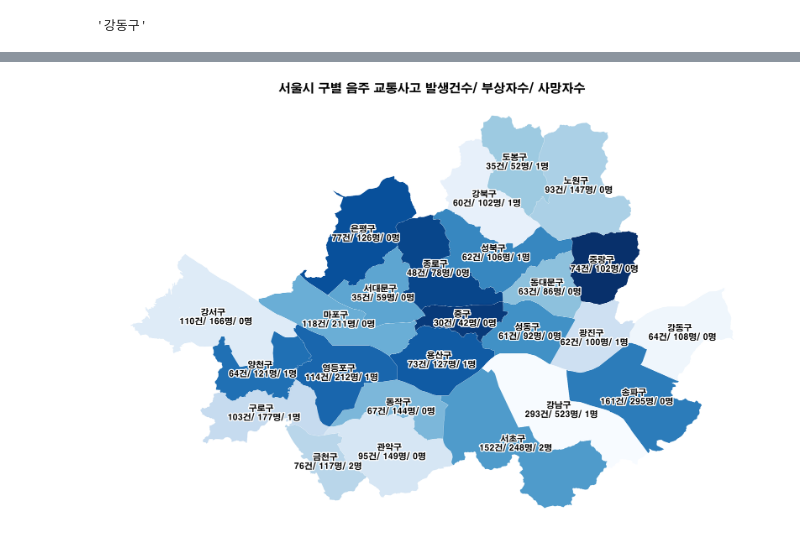
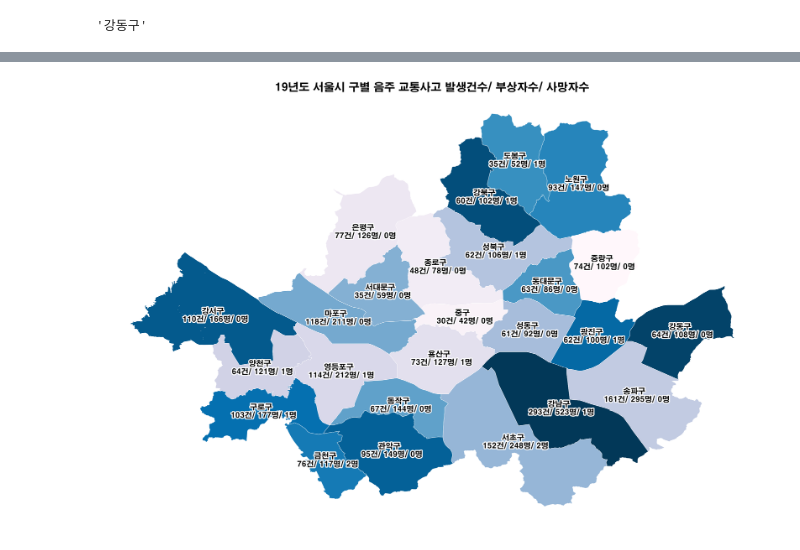
Before and after one commit to jeonprize/Accident, a Jupyter notebook: acl_accident.ipynb, the cells around one changed output, grey strips where cells are left out. Saved outputs shown, nothing was run; the diff lists cells and outputs as text; code cells hidden in the pictures.

```diff
--- a/acl_accident.ipynb
+++ b/acl_accident.ipynb
@@ -314,13 +313,13 @@ from matplotlib import font_manager, rc
 font_name = font_manager.FontProperties(fname="c:/Windows/Fonts/H2GTRE.TTF").get_name()
 rc('font', family=font_name)
 # %%
-final_pic=merge_data.plot( figsize=(18,15),linewidth=0.25, edgecolor='white', column='location_data',cmap='Blues')
-plt.title("서울시 구별 음주 교통사고 발생건수/ 부상자수/ 사망자수")
+final_pic=merge_data.plot( figsize=(20,15),linewidth=0.5, edgecolor='white', column='location_data',colormap='PuBu_r',)
+plt.title("19년도 서울시 구별 음주 교통사고 발생건수/ 부상자수/ 사망자수")
 for index,row in merge_data.iterrows():
     xy=row['geometry'].centroid.coords[:]
     xytext=row['geometry'].centroid.coords[:]
     plt.annotate(row['location_data'],xy=xy[0], xytext=xytext[0],  horizontalalignment='center',verticalalignment='center')
     plt.axis('off')
 plt.show()
 # %% [output]
-[figure, old version]
+[figure, new version]
```
Also changed, not shown: parts of 21 cells of this notebook.
